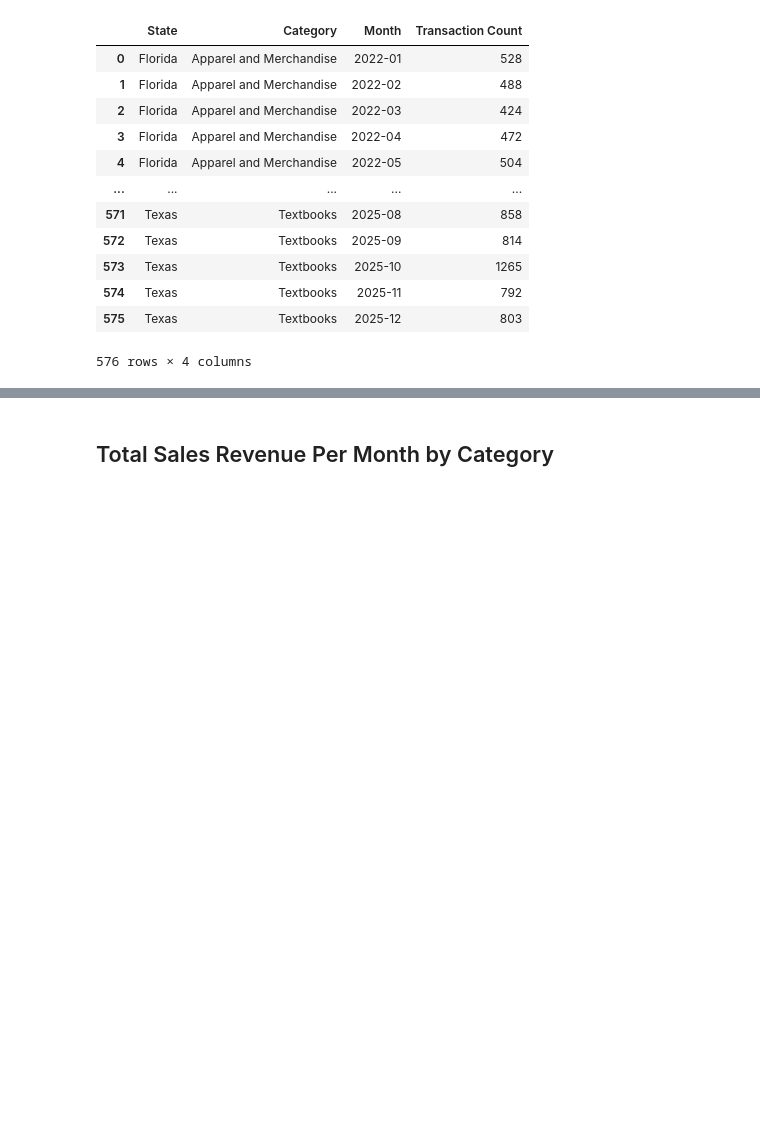
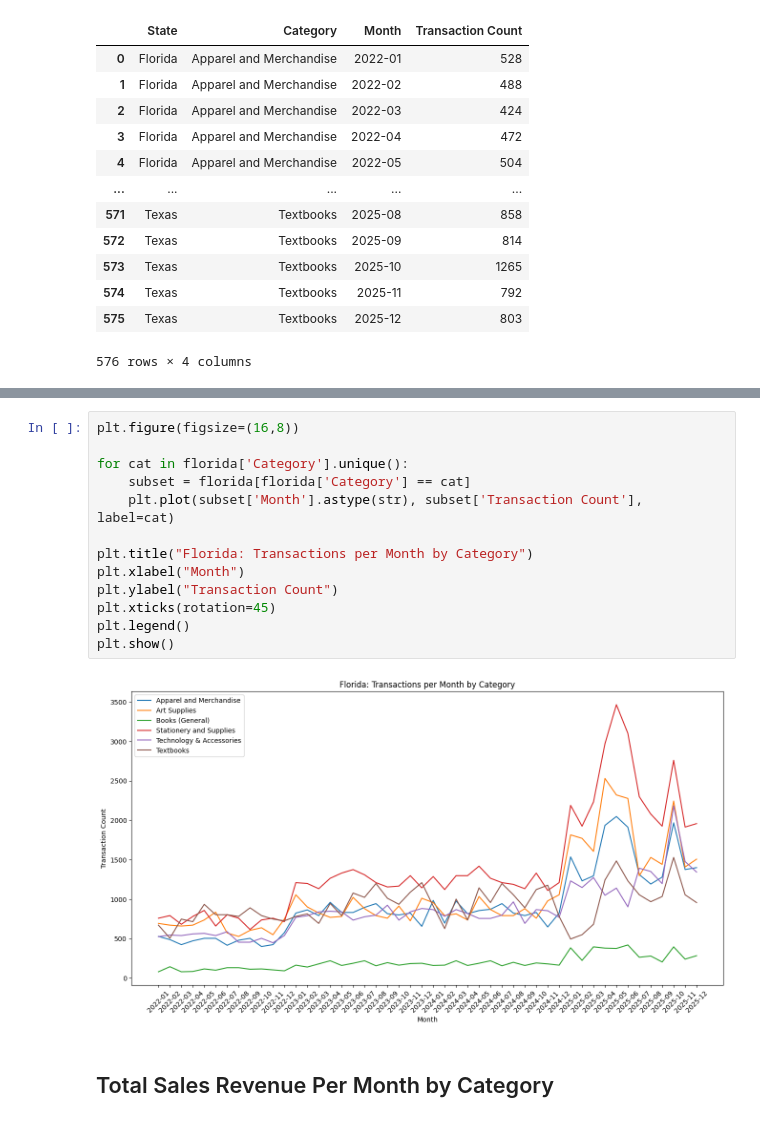
Before and after one commit to JulissaAlmaraz/Capstone_2, a Jupyter notebook: almarazflores_sales_analysis.ipynb, the cells around one changed output, grey strips where cells are left out. Cells and saved outputs as stored; diff of their text form; blank space fills up the shorter version.

```diff
--- a/almarazflores_sales_analysis.ipynb
+++ b/almarazflores_sales_analysis.ipynb
@@ -368,3 +388,18 @@ transactions
+# %%
+plt.figure(figsize=(16,8))
+
+for cat in florida['Category'].unique():
+    subset = florida[florida['Category'] == cat]
+    plt.plot(subset['Month'].astype(str), subset['Transaction Count'], label=cat)
+
+plt.title("Florida: Transactions per Month by Category")
+plt.xlabel("Month")
+plt.ylabel("Transaction Count")
+plt.xticks(rotation=45)
+plt.legend()
+plt.show()
+# %% [output]
+[figure, added]
 # %% [markdown]
 ## Total Sales Revenue Per Month by Category
 # %%
```
Also changed, not shown: parts of 1 cell of this notebook.
